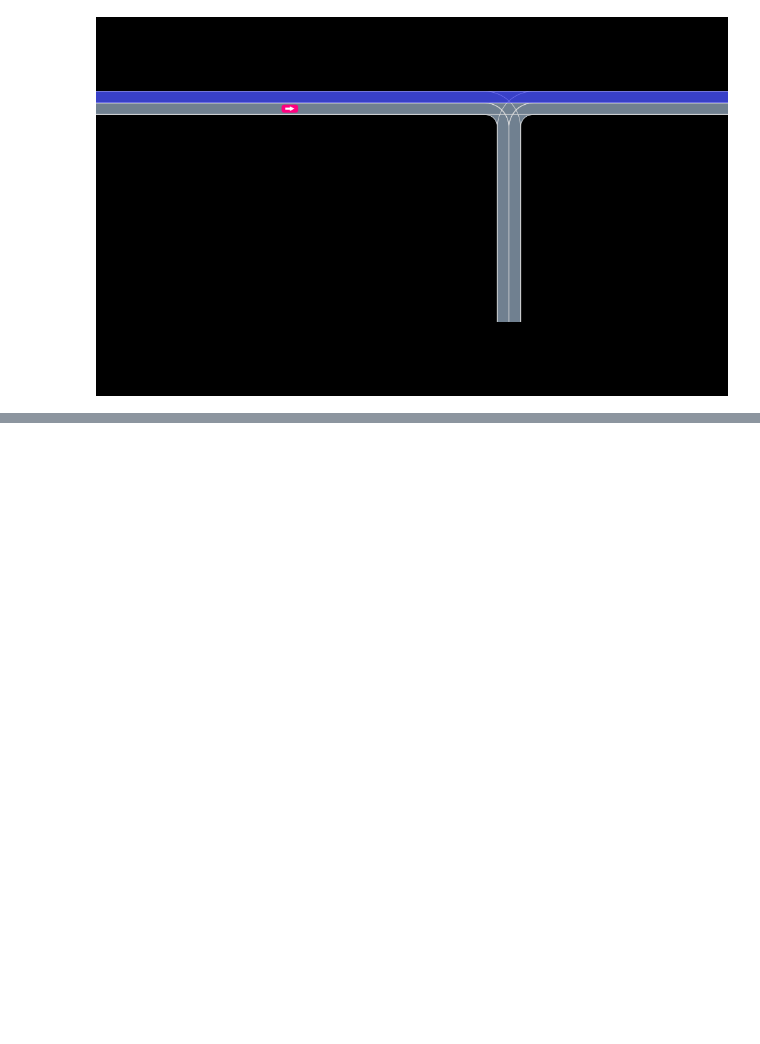
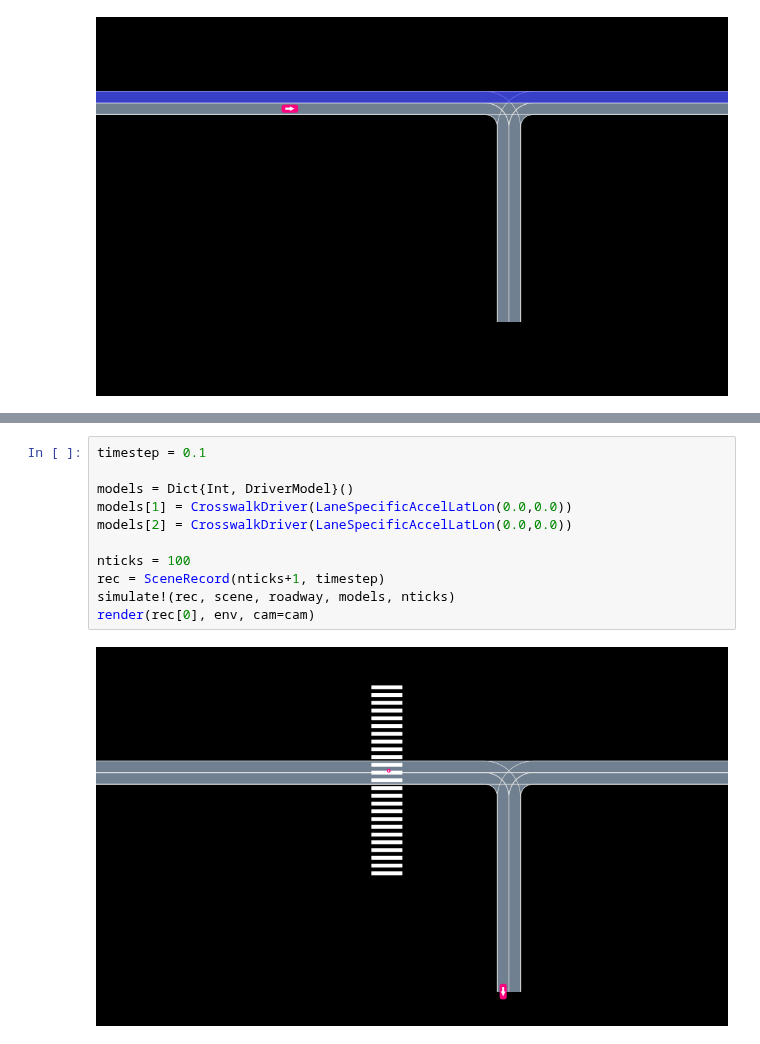
Before and after one commit to sisl/AutomotiveDrivingModels.jl, a Jupyter notebook: docs/Crosswalk.ipynb, the cells around one changed output, grey strips where cells are left out. Drawn from its saved outputs; the diff is of its cells as text; blank space fills up the shorter version.

```diff
--- a/docs/Crosswalk.ipynb
+++ b/docs/Crosswalk.ipynb
@@ -162,0 +170,13 @@ VehicleDef(TRUCK, 1.000, 1.000)
+# %%
+timestep = 0.1
+
+models = Dict{Int, DriverModel}()
+models[1] = CrosswalkDriver(LaneSpecificAccelLatLon(0.0,0.0))
+models[2] = CrosswalkDriver(LaneSpecificAccelLatLon(0.0,0.0))
+
+nticks = 100
+rec = SceneRecord(nticks+1, timestep)
+simulate!(rec, scene, roadway, models, nticks)
+render(rec[0], env, cam=cam)
+# %% [output]
+[figure, added]
```
Also changed, not shown: parts of 10 cells of this notebook, 4 other files.
